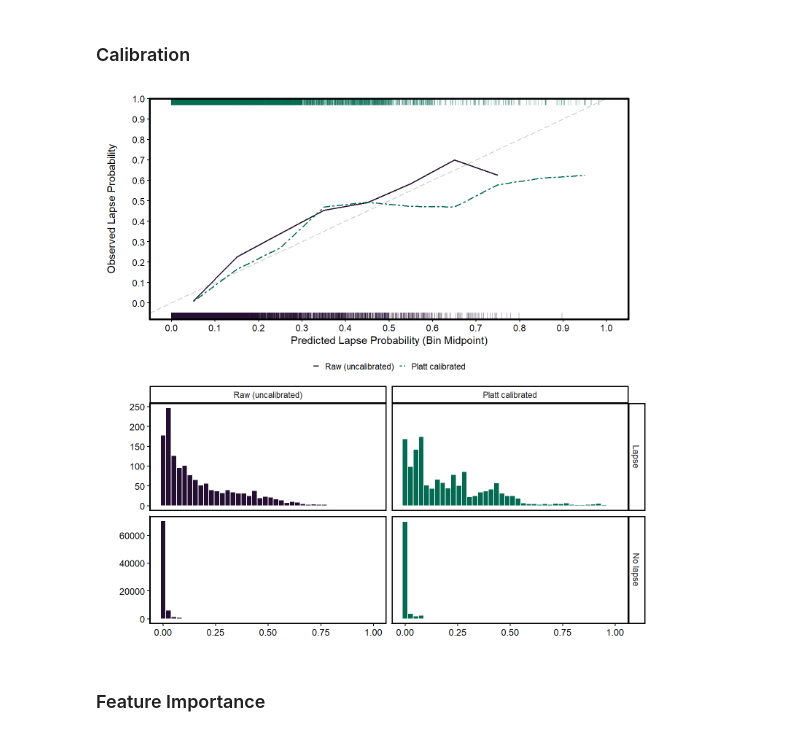
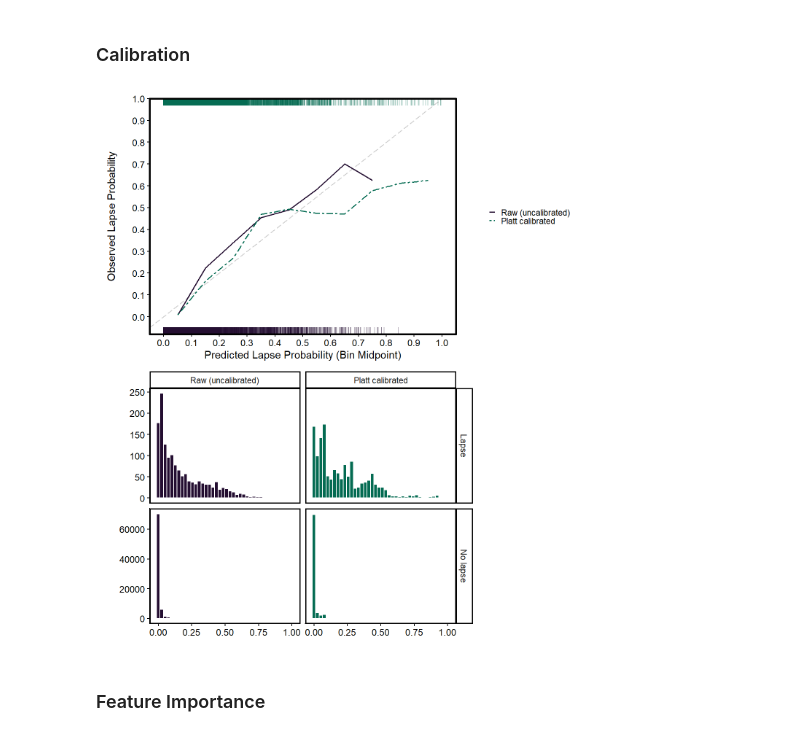
Before and after one commit to KendraPaquette/study_dissertation, a Jupyter notebook: notebooks/figures.embed.ipynb, the cells around one changed output. Drawn from its saved outputs; the diff is of its cells as text; code cells hidden in the pictures.

```diff
--- a/notebooks/figures.embed.ipynb
+++ b/notebooks/figures.embed.ipynb
@@ -309,7 +309,7 @@ rug_data_logi <- preds_all_logi |>
 # %%
 #| label: fig-2
 #| fig-cap: "The top panel presents a calibration plot of raw and Platt calibrated risk probabilities. Predicted probabilities (x-axis) are binned into deciles. Observed lapse probability (y-axis) represents the proportion of actual lapses observed in each bin. The dashed diagonal represents perfect calibration. Points below the line indicate overestimation and points above the line indicate underestimation. Raw probabilities are depicted as the dark purple line. Platt calibrated probabilities are depicted as the green dashed line. The rug plots along the x-axes depict the observation frequency in each bin for the raw (bottom) and Platt calibrated (top) probabilities. The bottom left and right panel presents histograms of raw (uncalibrated) and Platt calibrated risk probability distributions, respectively, separately by true lapse outcome."
-#| fig-width: 8
+#| fig-width: 7
 #| fig-height: 8
 
 cal <- preds_all_raw |>
@@ -343,36 +343,35 @@ cal <- preds_all_raw |>
   geom_rug(data = rug_data_logi, aes(x = rug_x, y = NULL), sides = "t", alpha = 0.3,
            inherit.aes = FALSE, color = "#046B52") +
   scale_x_continuous(breaks = seq(0, 1, bin_width), limits = c(0, 1)) +
   scale_y_continuous(limits = c(-0.08, 1), breaks = seq(0,1, bin_width),
                      expand = c(0, 0)) +
   coord_cartesian(clip = "off") +
   scale_color_manual(values = c("#240e31", "#046B52")) +
   scale_linetype_manual(values = c("solid", "twodash")) +
   theme_classic() +
   theme(axis.text=element_text(size=9.5),
         panel.border = element_rect(colour = "black", fill = NA, linewidth = 1),
-        legend.key.size = unit(0.25, "cm"),
-        legend.position = "bottom")
+        legend.key.size = unit(0.25, "cm"))
 
 
 hist <- preds |>
   pivot_longer(cols = c(prob_raw, prob_logi), names_to = "prob_type", values_to = "prob") |>
   mutate(prob_type = factor(prob_type, levels = c("prob_raw", "prob_logi"),
                                 labels = c("Raw (uncalibrated)", "Platt calibrated"))) |>
   ggplot() +
   geom_histogram(aes(x = prob, fill = prob_type), color = "white", bins = 40) +
   facet_grid(label ~ prob_type, scales = "free_y") +
   labs(x = NULL,
        y = NULL) +
   scale_fill_manual(values = c("#240e31", "#046B52")) +
   theme_classic() +
   theme(axis.text=element_text(size=9.5),
         panel.border = element_rect(colour = "black", fill = NA, linewidth = 1),
         legend.position = "none")
 
 cal / hist
 # %% [output]
-[figure, old version]
+[figure, new version]
 # %% [markdown]
 ### Feature Importance
 # %%
```
Also changed, not shown: 13 other files.
